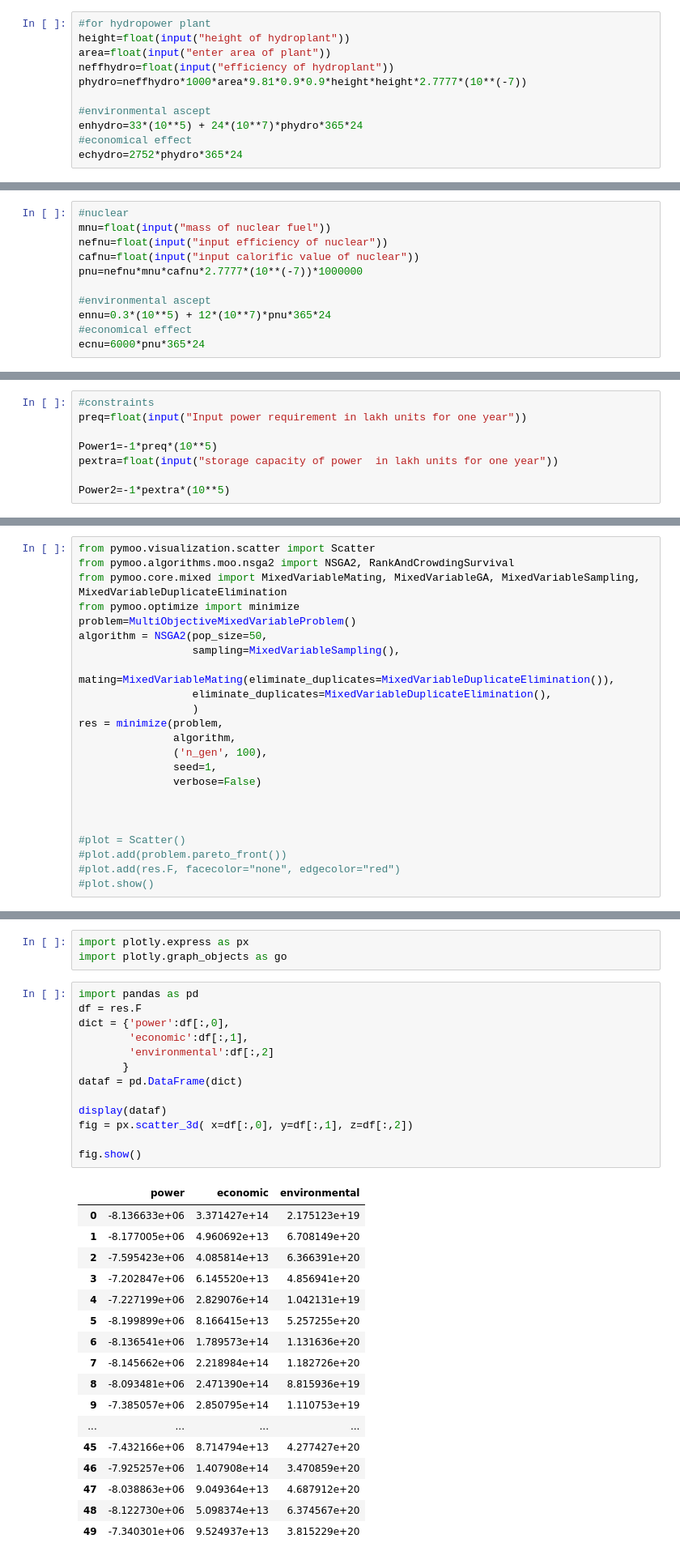
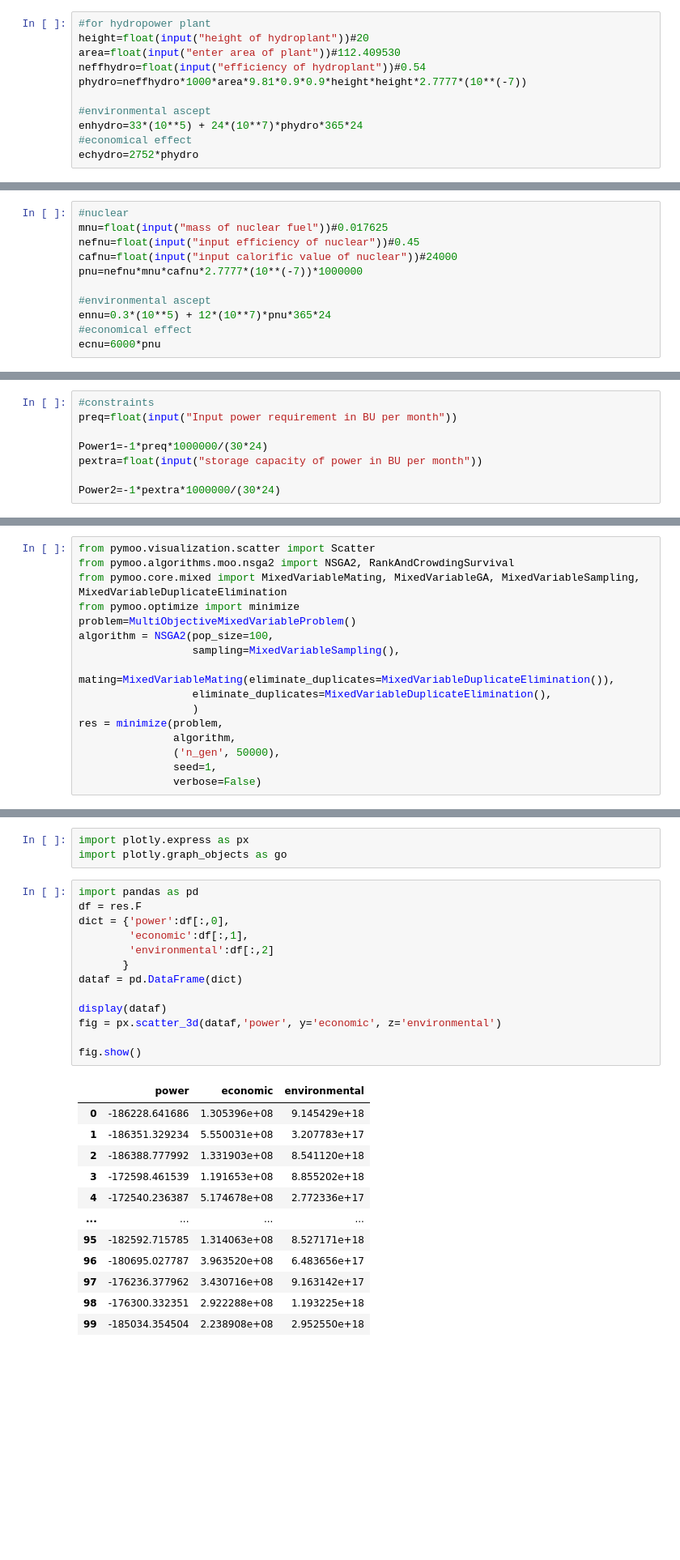
Before and after one commit to nkshash/optimization-project_multi, a Jupyter notebook: Optimization.ipynb, the cells around one changed output, grey strips where cells are left out. Shown: that part at 81% size. Drawn from its saved outputs; the diff is of its cells as text; blank space fills up the shorter version.

```diff
--- a/Optimization.ipynb
+++ b/Optimization.ipynb
@@ -138,13 +138,13 @@ print(ecng)
 # %%
 #for hydropower plant
-height=float(input("height of hydroplant"))
-area=float(input("enter area of plant"))
-neffhydro=float(input("efficiency of hydroplant"))
+height=float(input("height of hydroplant"))#20
+area=float(input("enter area of plant"))#112.409530
+neffhydro=float(input("efficiency of hydroplant"))#0.54
 phydro=neffhydro*1000*area*9.81*0.9*0.9*height*height*2.7777*(10**(-7))
 
 #environmental ascept
 enhydro=33*(10**5) + 24*(10**7)*phydro*365*24
 #economical effect
-echydro=2752*phydro*365*24
+echydro=2752*phydro
 # %% [output]
 height of hydroplant20
@@ -161,12 +161,12 @@ print(echydro)
 # %%
 #nuclear
-mnu=float(input("mass of nuclear fuel"))
-nefnu=float(input("input efficiency of nuclear"))
-cafnu=float(input("input calorific value of nuclear"))
+mnu=float(input("mass of nuclear fuel"))#0.017625
+nefnu=float(input("input efficiency of nuclear"))#0.45
+cafnu=float(input("input calorific value of nuclear"))#24000
 pnu=nefnu*mnu*cafnu*2.7777*(10**(-7))*1000000
 
 #environmental ascept
 ennu=0.3*(10**5) + 12*(10**7)*pnu*365*24
 #economical effect
-ecnu=6000*pnu*365*24
+ecnu=6000*pnu
 # %% [output]
@@ -189,9 +184,9 @@ EconomicFactor=ecnu+echydro+ecng+ecpe+ecco+ecw+ecso
 # %%
 #constraints
-preq=float(input("Input power requirement in lakh units for one year"))
+preq=float(input("Input power requirement in BU per month"))
 
-Power1=-1*preq*(10**5)
-pextra=float(input("storage capacity of power  in lakh units for one year"))
+Power1=-1*preq*1000000/(30*24)
+pextra=float(input("storage capacity of power in BU per month"))
 
-Power2=-1*pextra*(10**5)
+Power2=-1*pextra*1000000/(30*24)
 # %% [output]
@@ -264,20 +240,13 @@ from pymoo.algorithms.moo.nsga2 import NSGA2, RankAndCrowdingSurvival
 from pymoo.core.mixed import MixedVariableMating, MixedVariableGA, MixedVariableSampling, MixedVariableDuplicateElimination
 from pymoo.optimize import minimize
 problem=MultiObjectiveMixedVariableProblem()
-algorithm = NSGA2(pop_size=50,
+algorithm = NSGA2(pop_size=100,
                   sampling=MixedVariableSampling(),
                   mating=MixedVariableMating(eliminate_duplicates=MixedVariableDuplicateElimination()),
                   eliminate_duplicates=MixedVariableDuplicateElimination(),
                   )
 res = minimize(problem,
                algorithm,
-               ('n_gen', 100),
+               ('n_gen', 50000),
                seed=1,
                verbose=False)
-
-
-
-#plot = Scatter()
-#plot.add(problem.pareto_front())
-#plot.add(res.F, facecolor="none", edgecolor="red")
-#plot.show()
@@ -334,31 +322,26 @@ import plotly.graph_objects as go
 # %%
 import pandas as pd
 df = res.F
 dict = {'power':df[:,0],
         'economic':df[:,1],
         'environmental':df[:,2]
        }
 dataf = pd.DataFrame(dict)
 
 display(dataf)
-fig = px.scatter_3d( x=df[:,0], y=df[:,1], z=df[:,2])
+fig = px.scatter_3d(dataf,'power', y='economic', z='environmental')
 
 fig.show()
 # %% [output]
 |  | power | economic | environmental |
-| 0 | -8.136633e+06 | 3.371427e+14 | 2.175123e+19 |
-| 1 | -8.177005e+06 | 4.960692e+13 | 6.708149e+20 |
-| 2 | -7.595423e+06 | 4.085814e+13 | 6.366391e+20 |
-| 3 | -7.202847e+06 | 6.145520e+13 | 4.856941e+20 |
-| 4 | -7.227199e+06 | 2.829076e+14 | 1.042131e+19 |
-| 5 | -8.199899e+06 | 8.166415e+13 | 5.257255e+20 |
-| 6 | -8.136541e+06 | 1.789573e+14 | 1.131636e+20 |
-| 7 | -8.145662e+06 | 2.218984e+14 | 1.182726e+20 |
-| 8 | -8.093481e+06 | 2.471390e+14 | 8.815936e+19 |
-| 9 | -7.385057e+06 | 2.850795e+14 | 1.110753e+19 |
+| 0 | -186228.641686 | 1.305396e+08 | 9.145429e+18 |
+| 1 | -186351.329234 | 5.550031e+08 | 3.207783e+17 |
+| 2 | -186388.777992 | 1.331903e+08 | 8.541120e+18 |
+| 3 | -172598.461539 | 1.191653e+08 | 8.855202e+18 |
+| 4 | -172540.236387 | 5.174678e+08 | 2.772336e+17 |
 | ... | ... | ... | ... |
-| 45 | -7.432166e+06 | 8.714794e+13 | 4.277427e+20 |
-| 46 | -7.925257e+06 | 1.407908e+14 | 3.470859e+20 |
-| 47 | -8.038863e+06 | 9.049364e+13 | 4.687912e+20 |
-| 48 | -8.122730e+06 | 5.098374e+13 | 6.374567e+20 |
-| 49 | -7.340301e+06 | 9.524937e+13 | 3.815229e+20 |
+| 95 | -182592.715785 | 1.314063e+08 | 8.527171e+18 |
+| 96 | -180695.027787 | 3.963520e+08 | 6.483656e+17 |
+| 97 | -176236.377962 | 3.430716e+08 | 9.163142e+17 |
+| 98 | -176300.332351 | 2.922288e+08 | 1.193225e+18 |
+| 99 | -185034.354504 | 2.238908e+08 | 2.952550e+18 |
```
Also changed, not shown: parts of 39 cells of this notebook, 1 other file.
